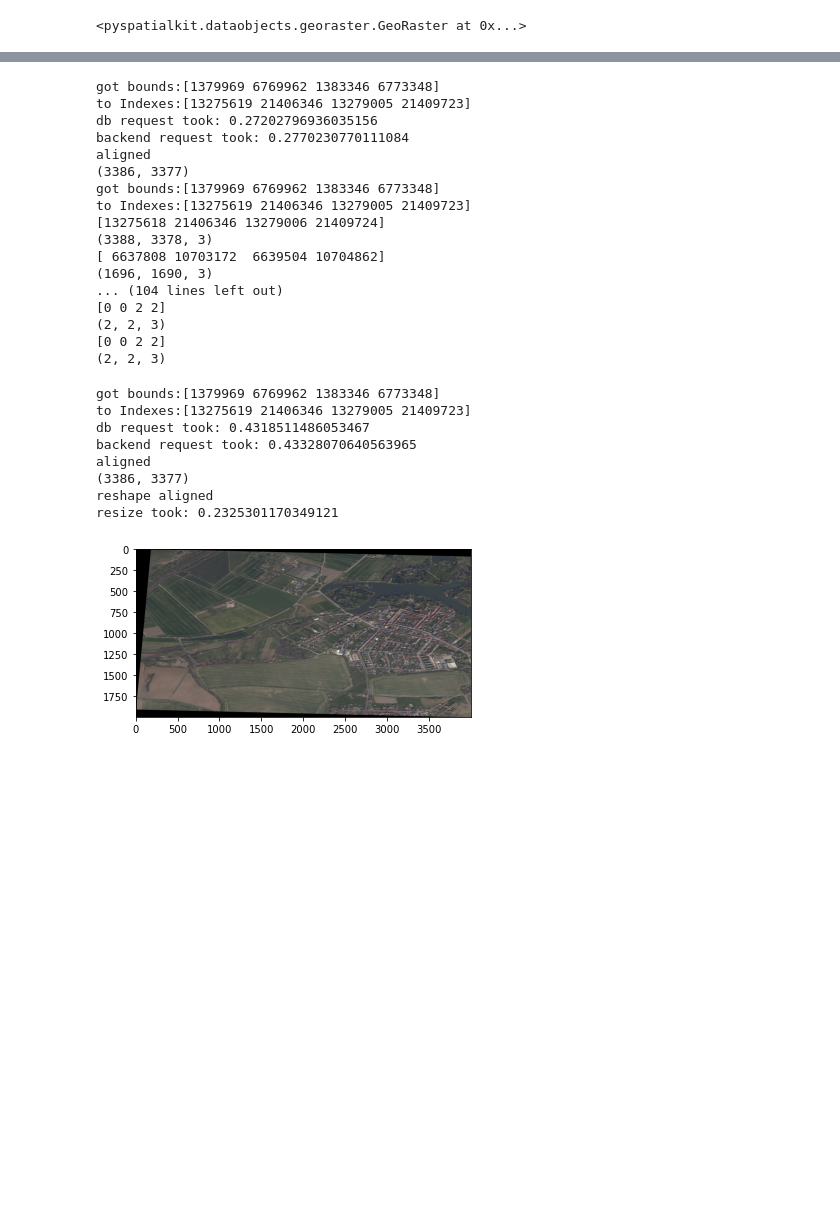
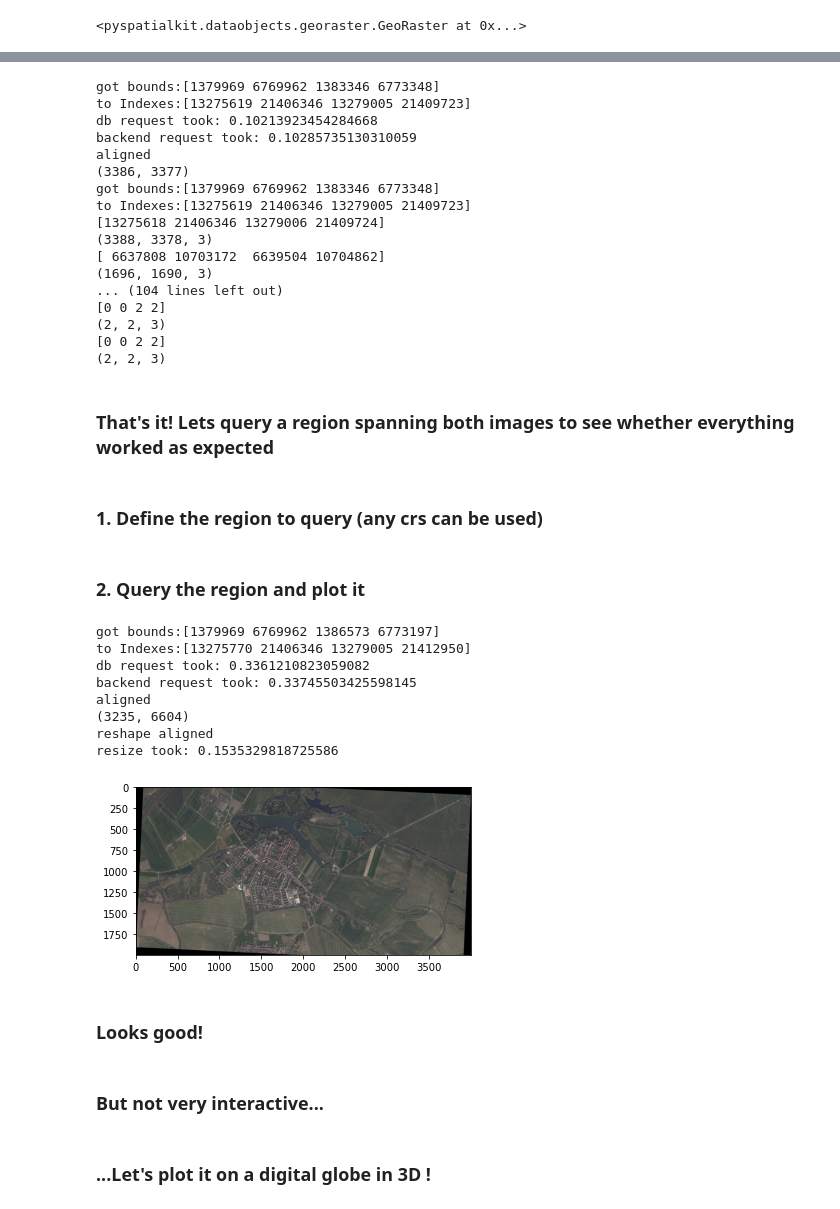
Before and after one commit to Tobias314/pyspatialkit, a Jupyter notebook: notebooks/showcase.ipynb, the cells around one changed output, grey strips where cells are left out. Cells and saved outputs as stored; diff of their text form; code cells hidden in the pictures; blank space fills up the shorter version.

Commit message:
Spatialkit cesium, selectable layers

```diff
--- a/notebooks/showcase.ipynb
+++ b/notebooks/showcase.ipynb
@@ -34,2 +53,2 @@ raster2.to_crs(web_crs)
 # %%
-raster_layer = storage.add_raster_layer('raster_layer', 3, raster1.dtype, crs=raster1.crs, bounds=[-20026377, -20026377, 20048967, 20048967])
+raster_layer = storage.add_raster_layer('MyCoolAerialData', 3, raster1.dtype, crs=raster1.crs, bounds=[-20026377, -20026377, 20048967, 20048967])
@@ -39,8 +60,8 @@ raster_layer.writer_raster_data(raster2)
 # %% [output]
 got bounds:[1379969 6769962 1383346 6773348]
 to Indexes:[13275619 21406346 13279005 21409723]
-db request took: 0.27202796936035156
-backend request took: 0.2770230770111084
+db request took: 0.10213923454284668
+backend request took: 0.10285735130310059
 aligned
 (3386, 3377)
 got bounds:[1379969 6769962 1383346 6773348]
@@ -54,21 +75,32 @@ to Indexes:[13275619 21406346 13279005 21409723]
 (2, 2, 3)
 [0 0 2 2]
 (2, 2, 3)
+# %% [markdown]
+### That's it! Lets query a region spanning both images to see whether everything worked as expected
+# %% [markdown]
+### 1. Define the region to query (any crs can be used)
+# %%
+bounds_rect = GeoRect.from_bounds([*raster1.georect.get_bounds()[:2], *raster2.georect.get_bounds()[2:]], crs=raster1.crs)
+# %% [markdown]
+### 2. Query the region and plot it
 # %%
-bounds_rect = GeoRect.from_bounds(raster1.georect.get_bounds(), crs=raster1.crs)
 res = raster_layer.get_raster_for_rect(bounds_rect, no_data_value=int(0), resolution_rc=(2000,4000))
+res.plot()
 # %% [output]
-got bounds:[1379969 6769962 1383346 6773348]
-to Indexes:[13275619 21406346 13279005 21409723]
-db request took: 0.4318511486053467
-backend request took: 0.43328070640563965
+got bounds:[1379969 6769962 1386573 6773197]
+to Indexes:[13275770 21406346 13279005 21412950]
+db request took: 0.3361210823059082
+backend request took: 0.33745503425598145
 aligned
-(3386, 3377)
+(3235, 6604)
 reshape aligned
-resize took: 0.2325301170349121
+resize took: 0.1535329818725586
+[figure, added]
-# %%
-res.plot()
-# %% [output]
-[figure, removed]
+# %% [markdown]
+### Looks good!
+# %% [markdown]
+### But not very interactive...
+# %% [markdown]
+### ...Let's plot it on a digital globe in 3D !
 # %%
 storage.plot_cesium()
```
Also changed, not shown: parts of 18 cells of this notebook, 12 other files.
